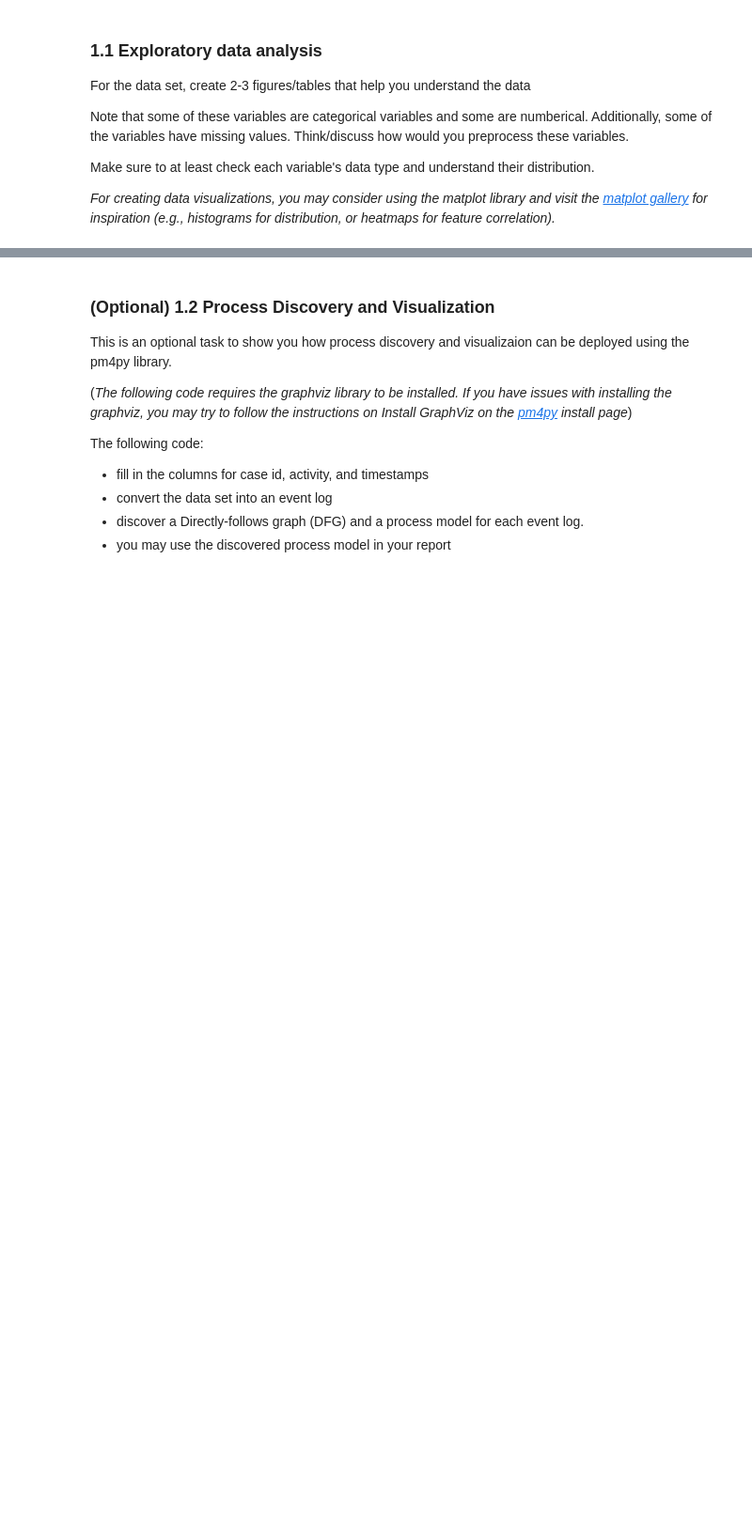
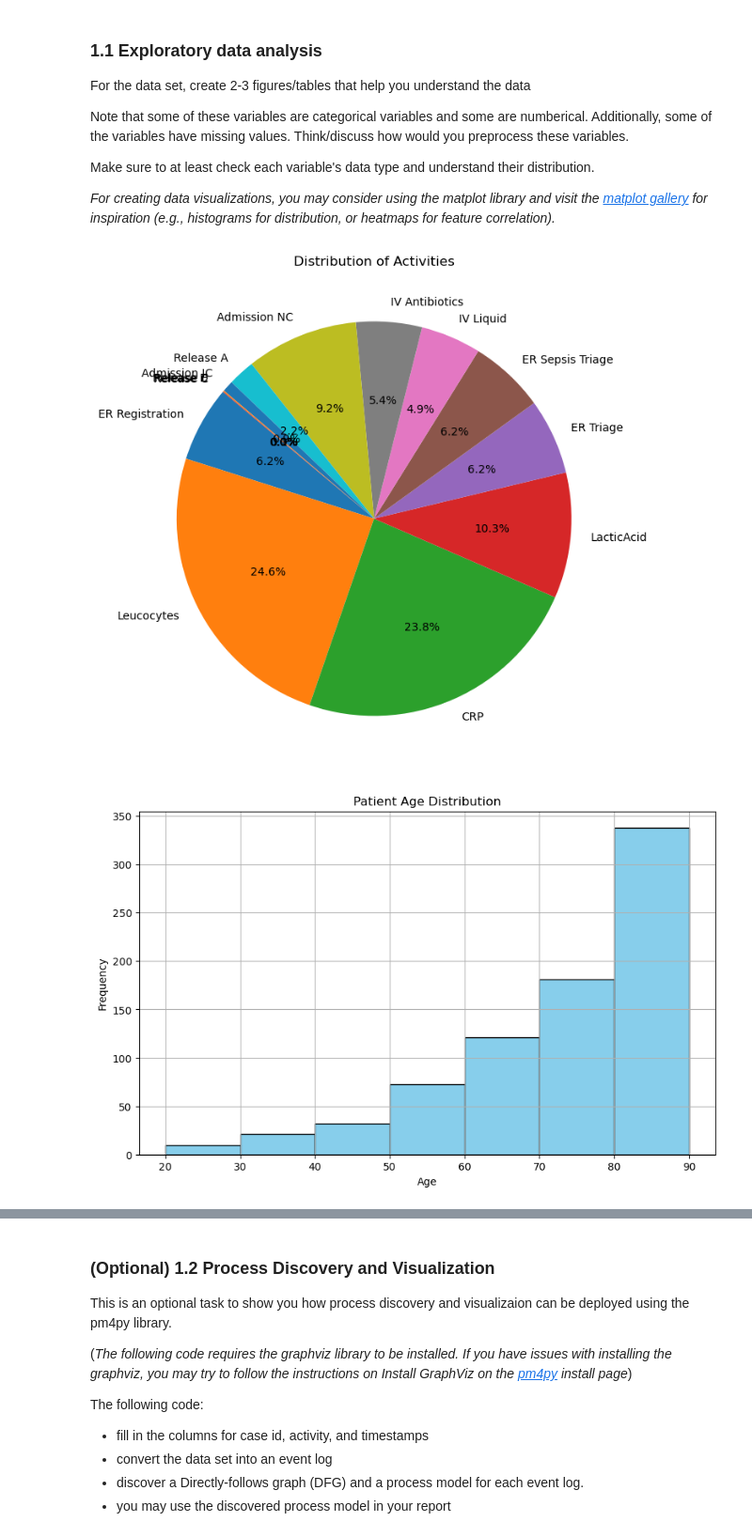
Before and after one commit to dmHarmsen/APML-Assignement-2, a Jupyter notebook: Assignment 2.ipynb, the cells around one changed output, grey strips where cells are left out. Shown at 94% size. Saved outputs shown, nothing was run; the diff lists cells and outputs as text; code cells hidden in the pictures; blank space fills up the shorter version.

Commit message:
1.1 some charts not final

```diff
--- a/Assignment 2.ipynb
+++ b/Assignment 2.ipynb
@@ -136,6 +157,57 @@ Make sure to at least check each variable's data type and understand their distr
 # %%
 # import packages
 import matplotlib.pyplot as plt
+from collections import Counter
+
+# TODO: plot figure(s)
+
+# Piechart showing distribution of different activities
+# Count occurrences of each activity
+activity_counts = Counter(df['Activity'])
+
+# Prepare data for pie chart
+activities = list(activity_counts.keys())
+counts = list(activity_counts.values())
+
+# Create pie chart
+plt.figure(figsize=(8, 8))
+plt.pie(counts, labels=activities, autopct='%1.1f%%', startangle=140)
+plt.title('Distribution of Activities')
+plt.show()
 
 
-# TODO: plot figure(s)
+
+
+# Histogram showing the age ranges of the patients
+# Get unique patients
+df_unique_patients = df.drop_duplicates(subset=['Case ID'])
+
+# Create histogram with an age range 20-90 with 10 year wide bins
+plt.figure(figsize=(10, 6))
+plt.hist(df_unique_patients['Age'], bins=range(20, 100, 10), color='skyblue', edgecolor='black')
+plt.xlabel('Age')
+plt.ylabel('Frequency')
+plt.title('Patient Age Distribution')
+plt.grid(True)
+plt.show()
+
+
+
+# Drop rows with NaN values in the 'Diagnose' column
+no_nan_diagnose = df.dropna(subset=['Diagnose'])
+
+# Count occurrences of each diagnosis
+diagnose_counts = Counter(no_nan_diagnose['Diagnose'])
+
+# Prepare data for pie chart
+diagnoses = list(diagnose_counts.keys())
+d_counts = list(diagnose_counts.values())
+
+# Create pie chart
+plt.figure(figsize=(8, 8))
+plt.pie(d_counts, labels=diagnoses, autopct='%1.1f%%', startangle=140)
+plt.title('Distribution of Diagnoses')
+plt.show()
+# %% [output]
+[figure, added]
+[figure, added]
```
Also changed, not shown: parts of 3 cells of this notebook.
